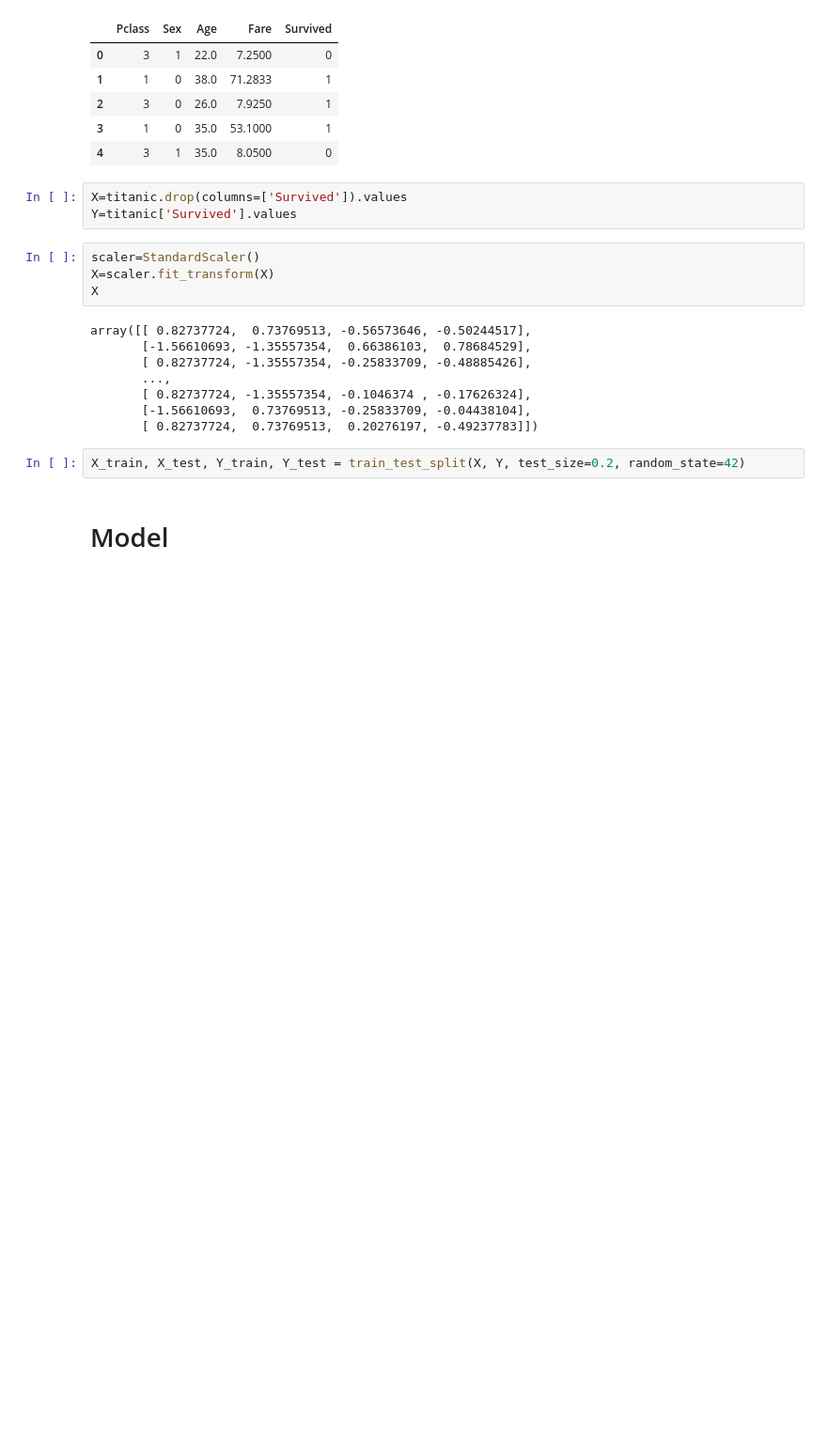
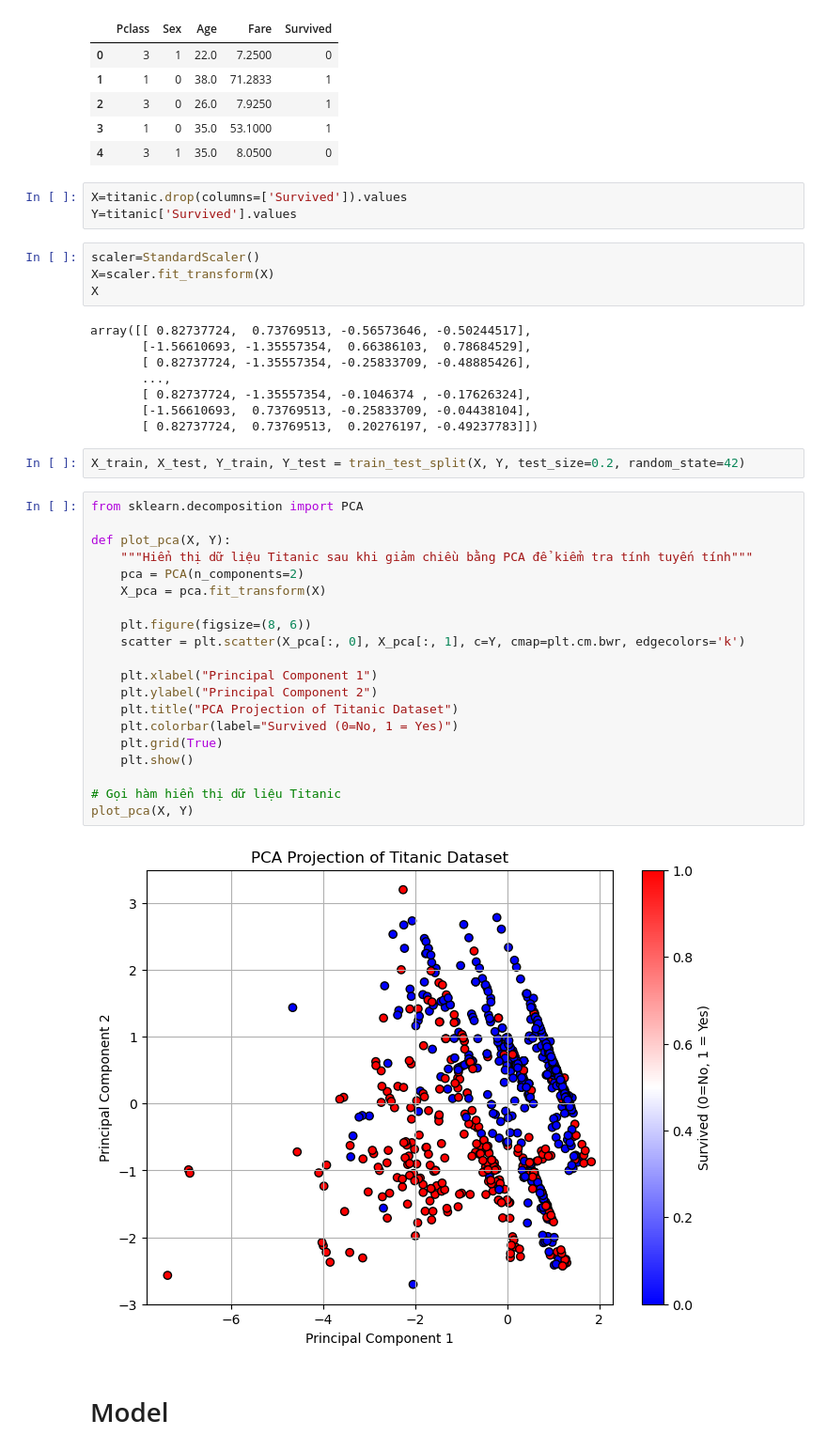
Before and after one commit to nguyenhuyenkiohna/Machine-Learning, a Jupyter notebook: code/svm.ipynb, the cells around one changed output. Shown at 94% size. Saved outputs shown, nothing was run; the diff lists cells and outputs as text; blank space fills up the shorter version.

```diff
--- a/code/svm.ipynb
+++ b/code/svm.ipynb
@@ -58,5 +58,27 @@ array([[ 0.82737724,  0.73769513, -0.56573646, -0.50244517],
        [ 0.82737724,  0.73769513,  0.20276197, -0.49237783]])
 # %%
 X_train, X_test, Y_train, Y_test = train_test_split(X, Y, test_size=0.2, random_state=42)
+# %%
+from sklearn.decomposition import PCA
+
+def plot_pca(X, Y):
+    """Hiển thị dữ liệu Titanic sau khi giảm chiều bằng PCA để kiểm tra tính tuyến tính"""
+    pca = PCA(n_components=2)
+    X_pca = pca.fit_transform(X)
+
+    plt.figure(figsize=(8, 6))
+    scatter = plt.scatter(X_pca[:, 0], X_pca[:, 1], c=Y, cmap=plt.cm.bwr, edgecolors='k')
+
+    plt.xlabel("Principal Component 1")
+    plt.ylabel("Principal Component 2")
+    plt.title("PCA Projection of Titanic Dataset")
+    plt.colorbar(label="Survived (0=No, 1 = Yes)")
+    plt.grid(True)
+    plt.show()
+
+# Gọi hàm hiển thị dữ liệu Titanic
+plot_pca(X, Y)
+# %% [output]
+[figure, added]
 # %% [markdown]
 # Model
```
Also changed, not shown: parts of 7 cells of this notebook, 4 other files.
